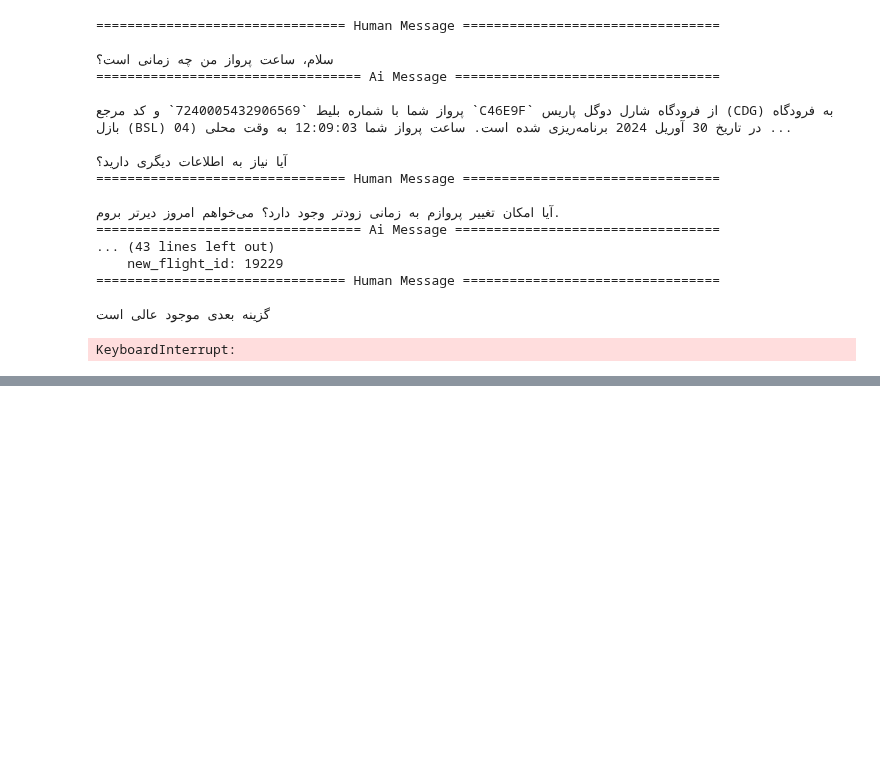
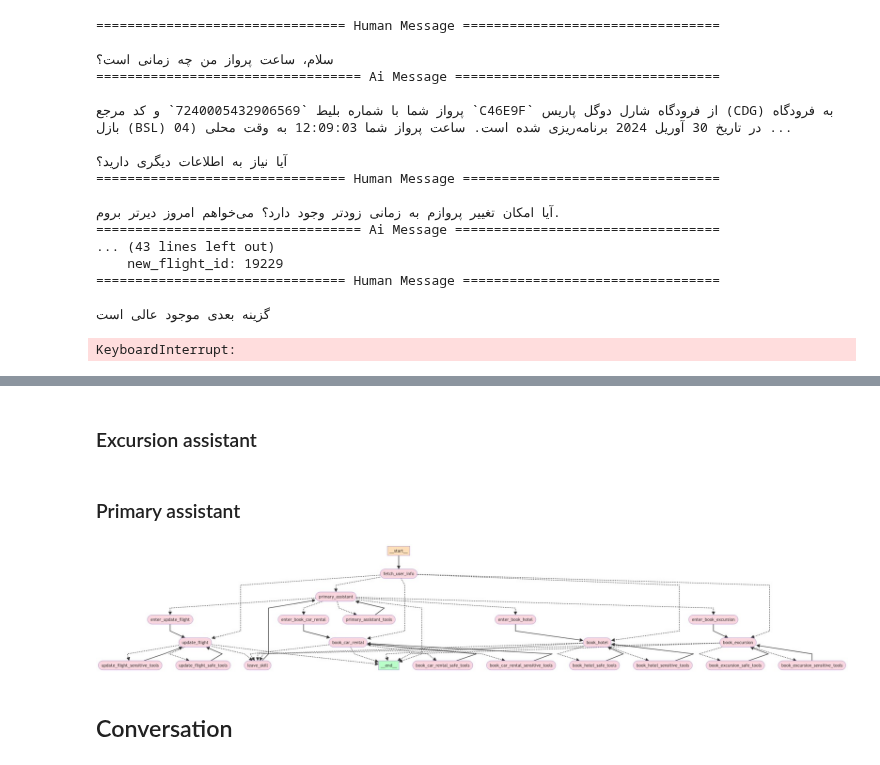
Before and after one commit to motameni/gen-ai, a Jupyter notebook: a_persian_customer_support_agent_openai.ipynb, the cells around one changed output, grey strips where cells are left out. Cells and saved outputs as stored; diff of their text form; code cells hidden in the pictures; blank space fills up the shorter version.

Commit message:
Add Part 4: Specialized Workflows

```diff
--- a/a_persian_customer_support_agent_openai.ipynb
+++ b/a_persian_customer_support_agent_openai.ipynb
@@ -1776 +1779,3 @@ KeyboardInterrupt:
+# %%
+llm = ChatOpenAI(model="gpt-4o", temperature=0)
 # %% [markdown]
@@ -1837,0 +2139,16 @@ print(result)
+# %%
+from typing import Literal
+
+from langgraph.checkpoint.sqlite import SqliteSaver
+from langgraph.graph import END, StateGraph
+from langgraph.prebuilt import tools_condition
+
+builder = StateGraph(State)
+
+
+def user_info(state: State):
+    return {"user_info": fetch_user_flight_information.invoke({})}
+
+
+builder.add_node("fetch_user_info", user_info)
+builder.set_entry_point("fetch_user_info")
@@ -1837,0 +2310,2 @@ print(result)
+# %% [markdown]
+### Excursion assistant
@@ -1837,0 +2354,2 @@ print(result)
+# %% [markdown]
+### Primary assistant
@@ -1837,0 +2439,12 @@ print(result)
+# %%
+from IPython.display import Image, display
+
+try:
+    display(Image(part_4_graph.get_graph(xray=True).draw_mermaid_png()))
+except:
+    # This requires some extra dependencies and is optional
+    pass
+# %% [output]
+[figure, added]
+# %% [markdown]
+## Conversation
```
Also changed, not shown: parts of 27 cells of this notebook.
